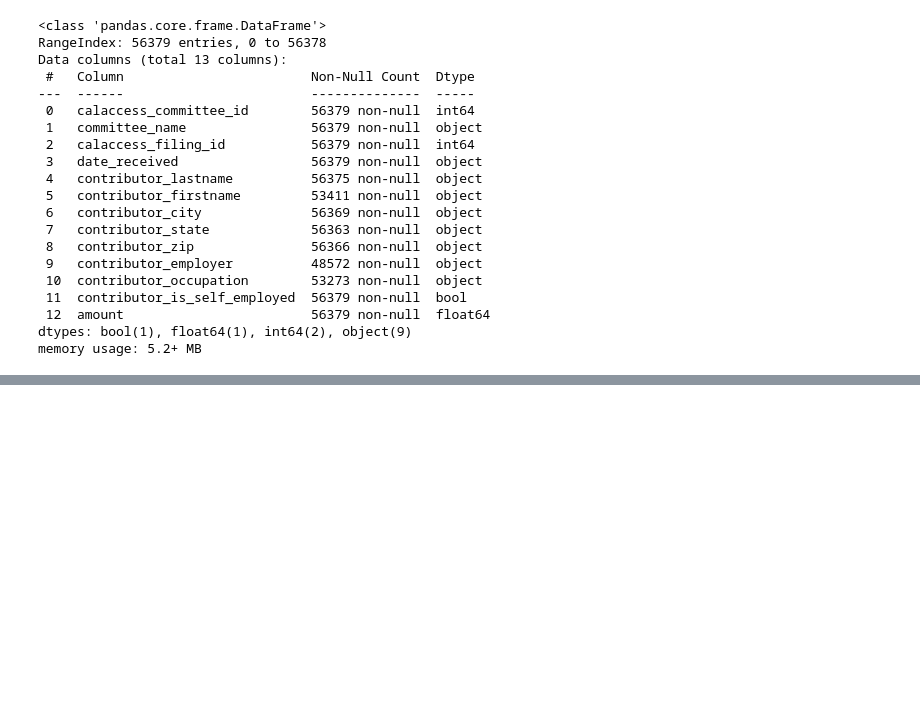
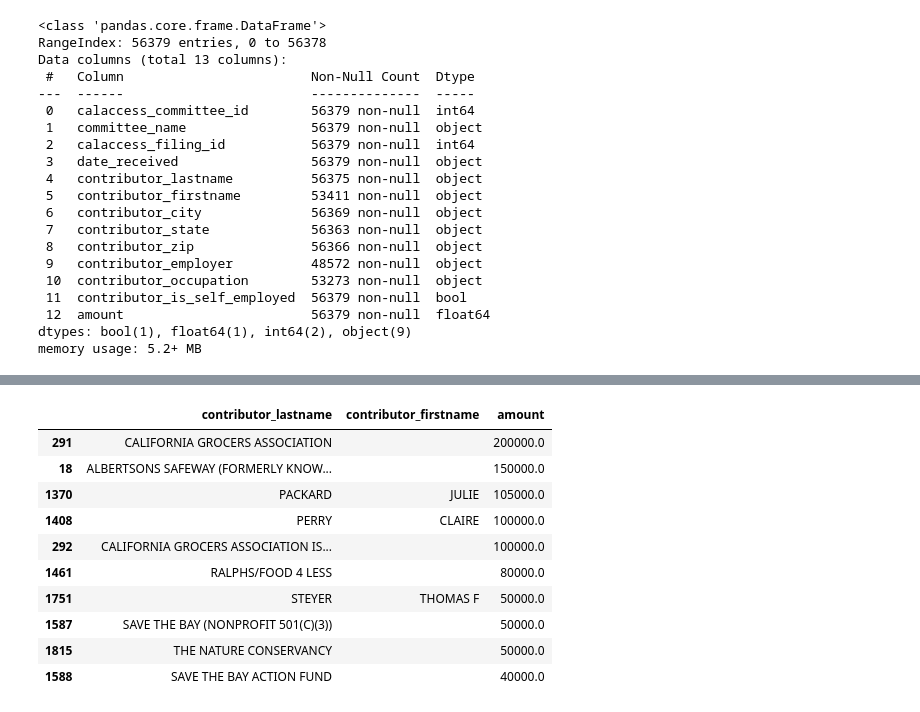
Before and after one commit to gordonje/first-python-notebook, a Jupyter notebook: my-notebook.ipynb, the cells around one changed output, grey strips where cells are left out. Drawn from its saved outputs; the diff is of its cells as text; code cells hidden in the pictures; blank space fills up the shorter version.

```diff
--- a/my-notebook.ipynb
+++ b/my-notebook.ipynb
@@ -216,0 +224,18 @@ merged.groupby(["contributor_firstname", "contributor_lastname"]).amount.sum().r
+# %%
+top_supporters = support.fillna("").groupby(
+    ["contributor_lastname", "contributor_firstname"]
+).amount.sum().reset_index().sort_values("amount", ascending=False).head(10)
+# %%
+top_supporters
+# %% [output]
+|  | contributor_lastname | contributor_firstname | amount |
+| 291 | CALIFORNIA GROCERS ASSOCIATION |  | 200000.0 |
+| 18 | ALBERTSONS SAFEWAY (FORMERLY KNOW... |  | 150000.0 |
+| 1370 | PACKARD | JULIE | 105000.0 |
+| 1408 | PERRY | CLAIRE | 100000.0 |
+| 292 | CALIFORNIA GROCERS ASSOCIATION IS... |  | 100000.0 |
+| 1461 | RALPHS/FOOD 4 LESS |  | 80000.0 |
+| 1751 | STEYER | THOMAS F | 50000.0 |
+| 1587 | SAVE THE BAY (NONPROFIT 501(C)(3)) |  | 50000.0 |
+| 1815 | THE NATURE CONSERVANCY |  | 50000.0 |
+| 1588 | SAVE THE BAY ACTION FUND |  | 40000.0 |
```
Also changed, not shown: parts of 22 cells of this notebook, 1 other file.
